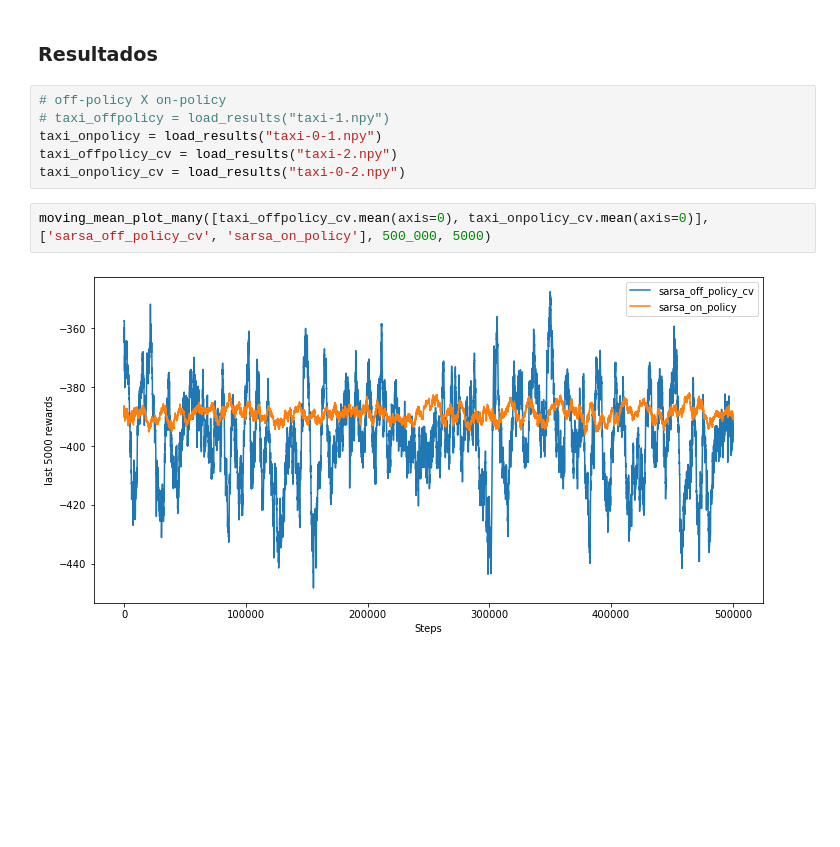
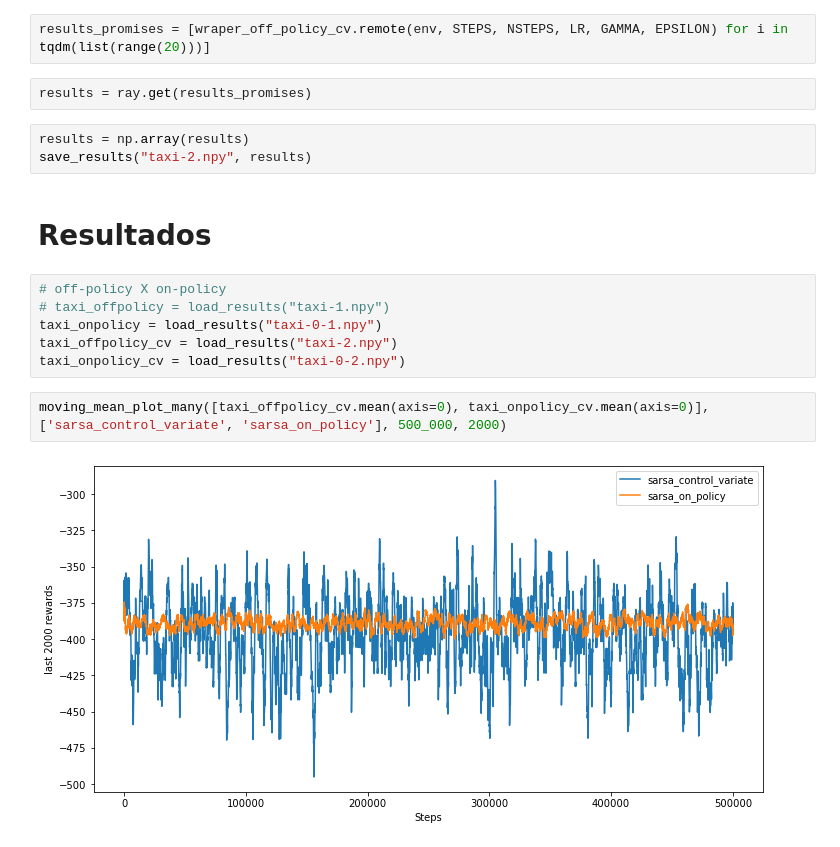
Before and after one commit to FernandoWeeb-byte/Taia-Project, a Jupyter notebook: taxi.ipynb, the cells around one changed output. Saved outputs shown, nothing was run; the diff lists cells and outputs as text; blank space fills up the shorter version.

```diff
--- a/taxi.ipynb
+++ b/taxi.ipynb
@@ -45,5 +77,12 @@ env = gym.make(ENV_NAME)
+# %%
+results_promises = [wraper_off_policy_cv.remote(env, STEPS, NSTEPS, LR, GAMMA, EPSILON) for i in tqdm(list(range(20)))]
+# %%
+results = ray.get(results_promises)
+# %%
+results = np.array(results)
+save_results("taxi-2.npy", results)
 # %% [markdown]
-### Resultados
+# Resultados
 # %%
 # off-policy X on-policy
 # taxi_offpolicy = load_results("taxi-1.npy")
@@ -51,6 +90,6 @@ taxi_onpolicy = load_results("taxi-0-1.npy")
 taxi_offpolicy_cv = load_results("taxi-2.npy")
 taxi_onpolicy_cv = load_results("taxi-0-2.npy")
 # %%
-moving_mean_plot_many([taxi_offpolicy_cv.mean(axis=0), taxi_onpolicy_cv.mean(axis=0)], ['sarsa_off_policy_cv', 'sarsa_on_policy'], 500_000, 5000)
+moving_mean_plot_many([taxi_offpolicy_cv.mean(axis=0), taxi_onpolicy_cv.mean(axis=0)], ['sarsa_control_variate', 'sarsa_on_policy'], 500_000, 2000)
 # %% [output]
-[figure, old version]
+[figure, new version]
```
Also changed, not shown: parts of 14 cells of this notebook, 7 other files.
